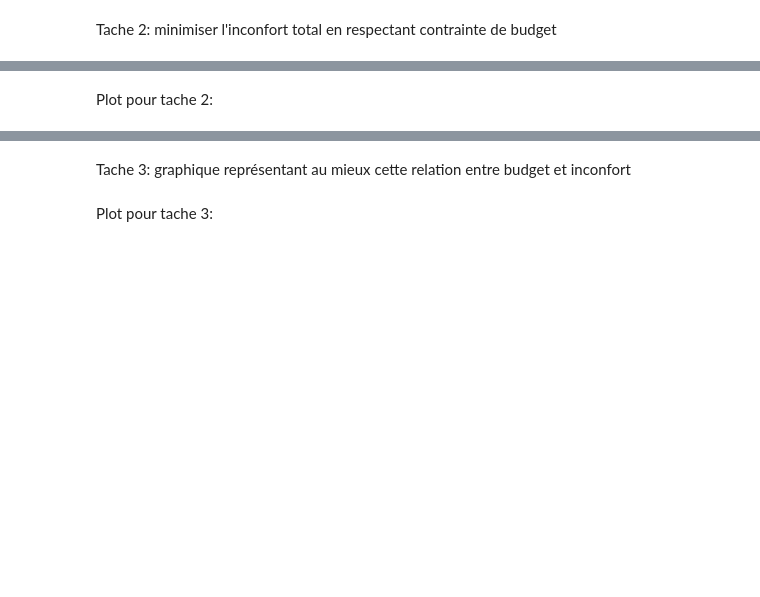
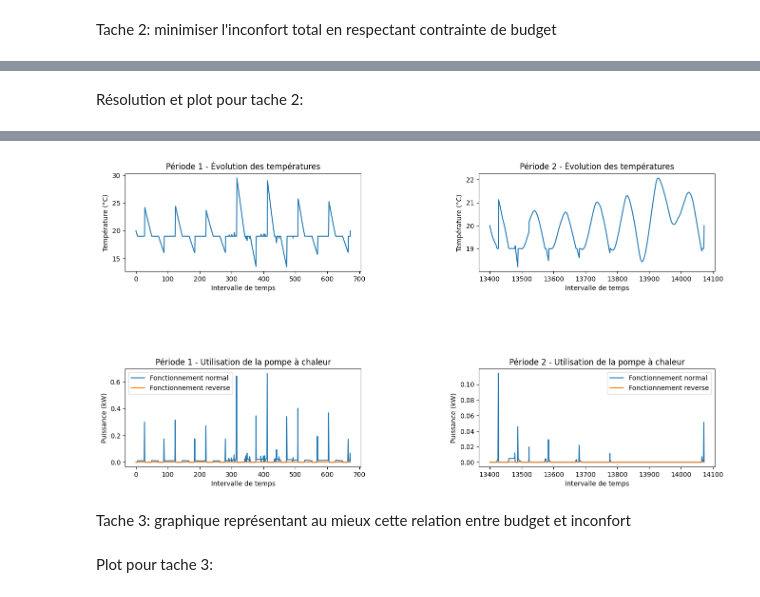
Before and after one commit to Iss25/Opti_Groupe_5, a Jupyter notebook: code_iss.ipynb, the cells around one changed output, grey strips where cells are left out. Saved outputs shown, nothing was run; the diff lists cells and outputs as text; code cells hidden in the pictures; blank space fills up the shorter version.

```diff
--- a/code_iss.ipynb
+++ b/code_iss.ipynb
@@ -134,2 +278,77 @@ Tache 2: minimiser l'inconfort total en respectant contrainte de budget
 # %% [markdown]
-Plot pour tache 2:
+Résolution et plot pour tache 2:
+# %%
+
+start_time1 = time.time()
+
+##Résolution 1 :
+problem1 = cp.Problem(cp.Minimize(total_inconfort), contraintes_1)
+first =problem1.solve(solver=cp.SCIPY, scipy_options={"method": "highs"})
+temps_calcul1 = time.time() - start_time1
+
+##Récupération des valeurs :
+
+print("1:", "\n","Puissances normales = ", P_chauff.value, "\n", "Puissances reverses = ", P_refroid.value,"\n", "Températures internes = ", T_int.value, "\n",
+      "Inconfort = ", problem1.value,"\n", "Temps de résolution = ", temps_calcul1)
+
+
+# Graphique de l'évolution des températures
+fig, axs = plt.subplots(nrows=2, ncols=2, figsize=(16, 8))
+x = np.linspace(0, 672, 672)
+
+axs[0][0].plot(x,T_int.value)
+axs[0][0].set_title("Période 1 - Évolution des températures")
+axs[0][0].set_xlabel("Intervalle de temps")
+axs[0][0].set_ylabel("Température (°C)")
+
+
+
+# Graphique représentant l'utilisation de la pompe à chaleur
+
+x = np.linspace(0, 672, 672)
+
+axs[1][0].plot(x, P_chauff.value, label="Fonctionnement normal")
+axs[1][0].plot(x, P_refroid.value, label="Fonctionnement reverse")
+axs[1][0].set_title("Période 1 - Utilisation de la pompe à chaleur")
+axs[1][0].set_xlabel("Intervalle de temps")
+axs[1][0].set_ylabel("Puissance (kW)")
+axs[1][0].legend()
+
+##Résolution 2 :
+start_time2 = time.time()
+
+problem2 = cp.Problem(cp.Minimize(total_inconfort), contraintes_2)
+second =problem2.solve()
+
+temps_calcul2 = time.time() - start_time2
+
+##Récupération des valeurs :
+
+print("2:", "\n","Puissances normales = ", P_chauff.value, "\n", "Puissances reverses = ", P_refroid.value,"\n", "Températures internes = ", T_int.value, "\n",
+      "Cout = ", cost.value,"\n","Inconfort total = ", problem2.value ,"\n", "Temps de résolution = ", temps_calcul2)
+
+
+
+# Graphique de l'évolution des températures
+x = np.linspace(13400, 13400+672, 672)
+
+axs[0][1].plot(x,T_int.value)
+axs[0][1].set_title("Période 2 - Évolution des températures")
+axs[0][1].set_xlabel("Intervalle de temps")
+axs[0][1].set_ylabel("Température (°C)")
+
+
+
+# Graphique représentant l'utilisation de la pompe à chaleur
+x = np.linspace(13400, 13400+672, 672)
+
+axs[1][1].plot(x, P_chauff.value, label="Fonctionnement normal")
+axs[1][1].plot(x, P_refroid.value, label="Fonctionnement reverse")
+axs[1][1].set_title("Période 2 - Utilisation de la pompe à chaleur")
+axs[1][1].set_xlabel("Intervalle de temps")
+axs[1][1].set_ylabel("Puissance (kW)")
+axs[1][1].legend()
+
+#Ajustement des graphs
+plt.subplots_adjust(wspace=0.5, hspace= 1)
+# %% [output]
@@ -136,3 +372,4 @@ Plot pour tache 2:
+[figure, added]
 # %% [markdown]
 Tache 3: graphique représentant au mieux cette relation entre budget et inconfort
 # %% [markdown]
```
Also changed, not shown: parts of 6 cells of this notebook.
